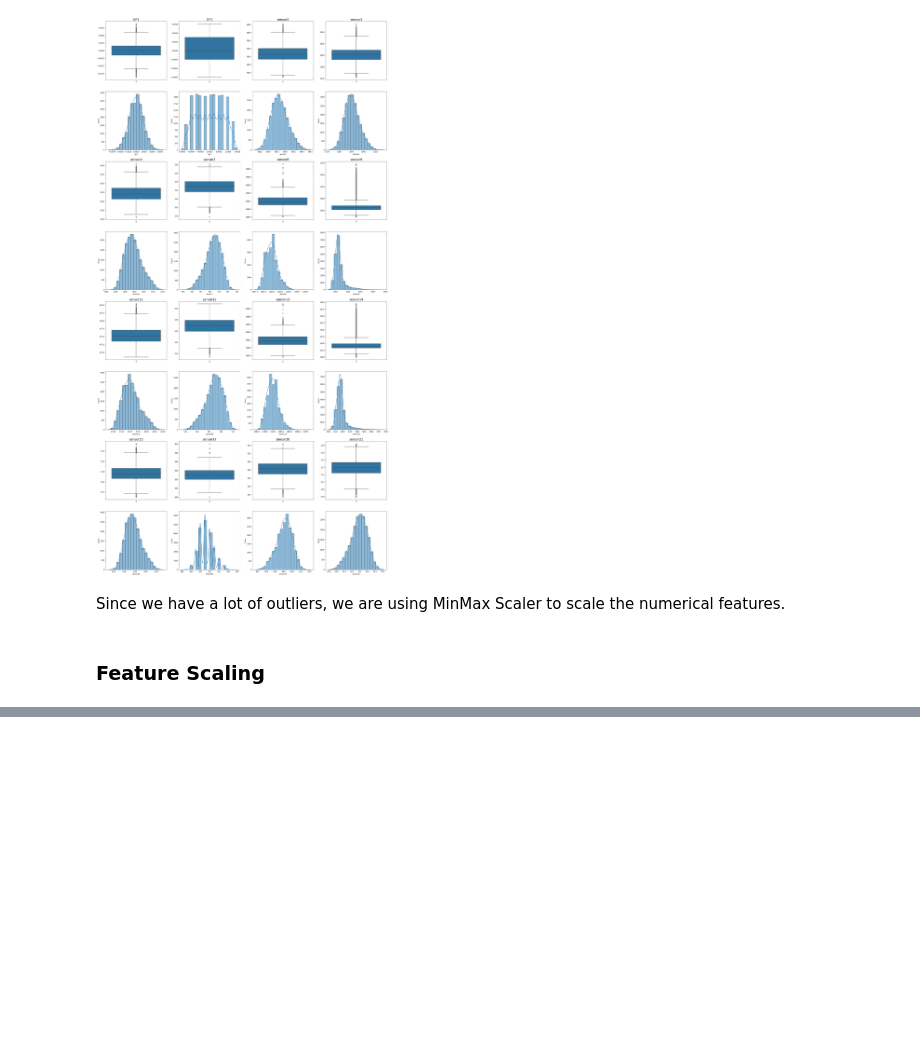
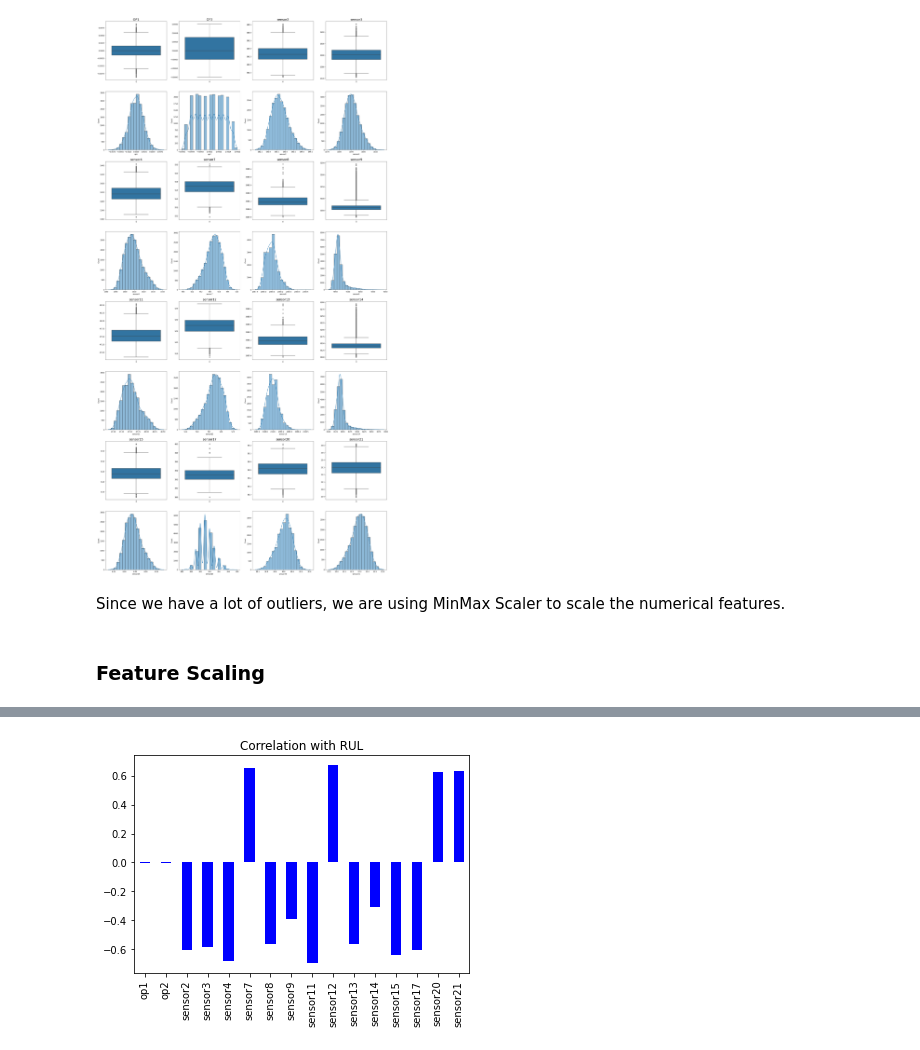
Before and after one commit to gmatos51/turbofan_rul_prediction, a Jupyter notebook: notebooks/Untitled.ipynb, the cells around one changed output, grey strips where cells are left out. Drawn from its saved outputs; the diff is of its cells as text; code cells hidden in the pictures; blank space fills up the shorter version.

```diff
--- a/notebooks/Untitled.ipynb
+++ b/notebooks/Untitled.ipynb
@@ -177,3 +180,6 @@ plot_dist()
+# %%
+X = train_df.drop(columns = 'rul')
+y = train_df.rul
 # %% [markdown]
 ### Exploring features
 Numerical features:
@@ -279,0 +296,10 @@ Since we have a lot of outliers, we are using MinMax Scaler to scale the numeric
+# %%
+#Correlation between features and RUL
+
+corrs = pd.concat([X,y], axis =1).corr()
+l = list(X)
+
+corrs['rul'][l].plot.bar(color = 'b');
+plt.title('Correlation with RUL');
+# %% [output]
+[figure, added]
```
Also changed, not shown: parts of 13 cells of this notebook.
